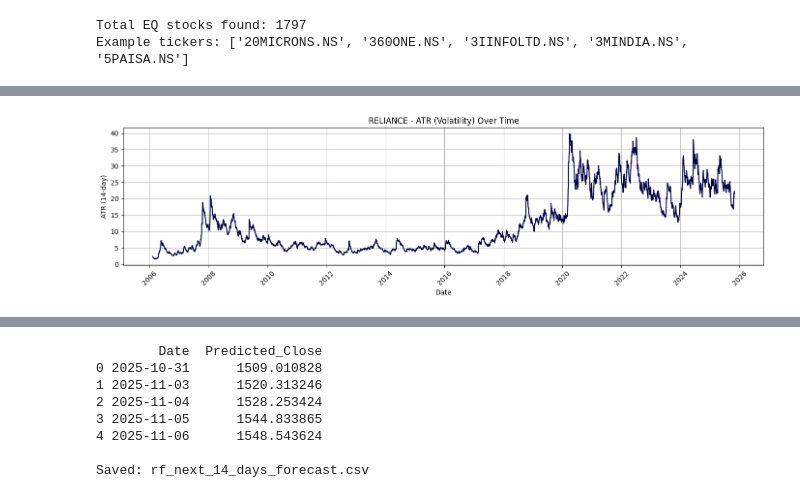
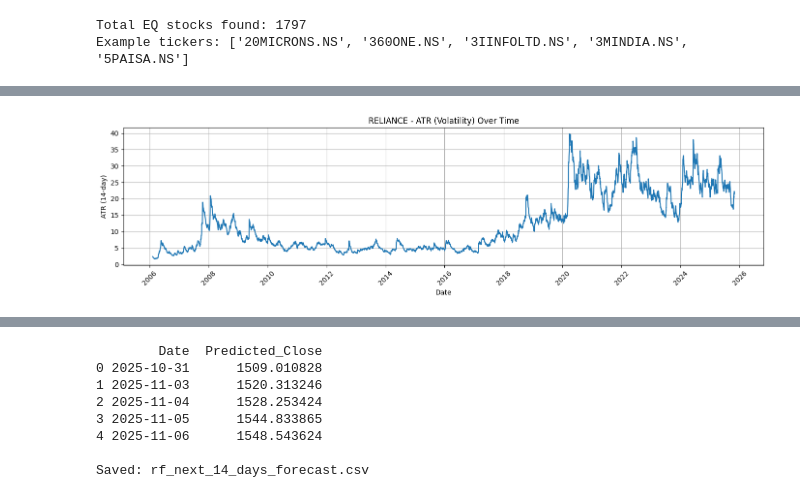
Before and after one commit to SomrajBharadwaj/STOCK-MARKET-PREDICTION-BY-USING-ML-MODELS, a Jupyter notebook: final_datascience_Project.ipynb, the cells around one changed output, grey strips where cells are left out. Cells and saved outputs as stored; diff of their text form; code cells hidden in the pictures.

```diff
--- a/final_datascience_Project.ipynb
+++ b/final_datascience_Project.ipynb
@@ -456,42 +474,40 @@ Final dataset shape: (1054104, 16)
 | 3 | 2006-02-14 | 81.942047 | 90.370071 | 92.238441 | 86.718658 | 86.718658 | 643475.0 | ABB | 89.759859 | 87.577311 | 70.562161 | ... |
 | 4 | 2006-02-15 | 81.833397 | 90.250237 | 91.982430 | 89.375053 | 90.313782 | 648729.0 | ABB | 89.766344 | 87.933701 | 70.032775 | ... |
 # %%
-import numpy as np
 import pandas as pd
 import matplotlib.pyplot as plt
-import seaborn as sns
 import matplotlib.dates as mdates
 
+# Load the dataset
+file_path = "/Users/somrajbharadwaj/project/final_data_science/venv/dataset/top250_indicators.csv"
+df = pd.read_csv(file_path)
 
-# Load the cleaned dataset
-df = pd.read_csv("/Users/somrajbharadwaj/project/final_data_science/venv/dataset/top250_with_indicators.csv")
-
-# Ensure Date is in datetime format
+# Convert Date column
 df["Date"] = pd.to_datetime(df["Date"])
 
-# Filter a Sample Stock
-sample_stock = "RELIANCE"
-sample_df = df[df["Stock"] == sample_stock].sort_values("Date")
+# Select one stock
+stock_name = "RELIANCE"
+stock_data = df[df["Stock"] == stock_name].sort_values("Date")
 
-# 6. Plot ATR Over Time (Volatility)
+# Plot ATR if available
+if "ATR_14" in stock_data.columns:
+    plt.figure(figsize=(14, 4))
 
-# Make sure ATR_14 column is present from feature engineering
-if "ATR_14" in sample_df.columns:
-    plt.figure(figsize=(14, 4))
-    sns.lineplot(data=sample_df, x="Date", y="ATR_14", color="#020247")
-    plt.title(f"{sample_stock} - ATR (Volatility) Over Time")
+    plt.plot(stock_data["Date"], stock_data["ATR_14"])
+    plt.title(f"{stock_name} - ATR (Volatility) Over Time")
     plt.xlabel("Date")
     plt.ylabel("ATR (14-day)")
+    color="#020247"
+    plt.gca().xaxis.set_major_locator(mdates.YearLocator(2))
+    plt.gca().xaxis.set_major_formatter(mdates.DateFormatter("%Y"))
     plt.xticks(rotation=45)
-    plt.gca().xaxis.set_major_locator(mdates.YearLocator(2))
-    plt.gca().xaxis.set_major_formatter(mdates.DateFormatter('%Y'))
     plt.grid(True)
     plt.tight_layout()
     plt.show()
 else:
-    print("ATR_14 column not found. Make sure technical indicators are computed.")
+    print("ATR_14 column not found in the dataset.")
 # %% [output]
-[figure, old version]
+[figure, new version]
 # %%
 import pandas as pd
 
```
Also changed, not shown: parts of 19 cells of this notebook.
